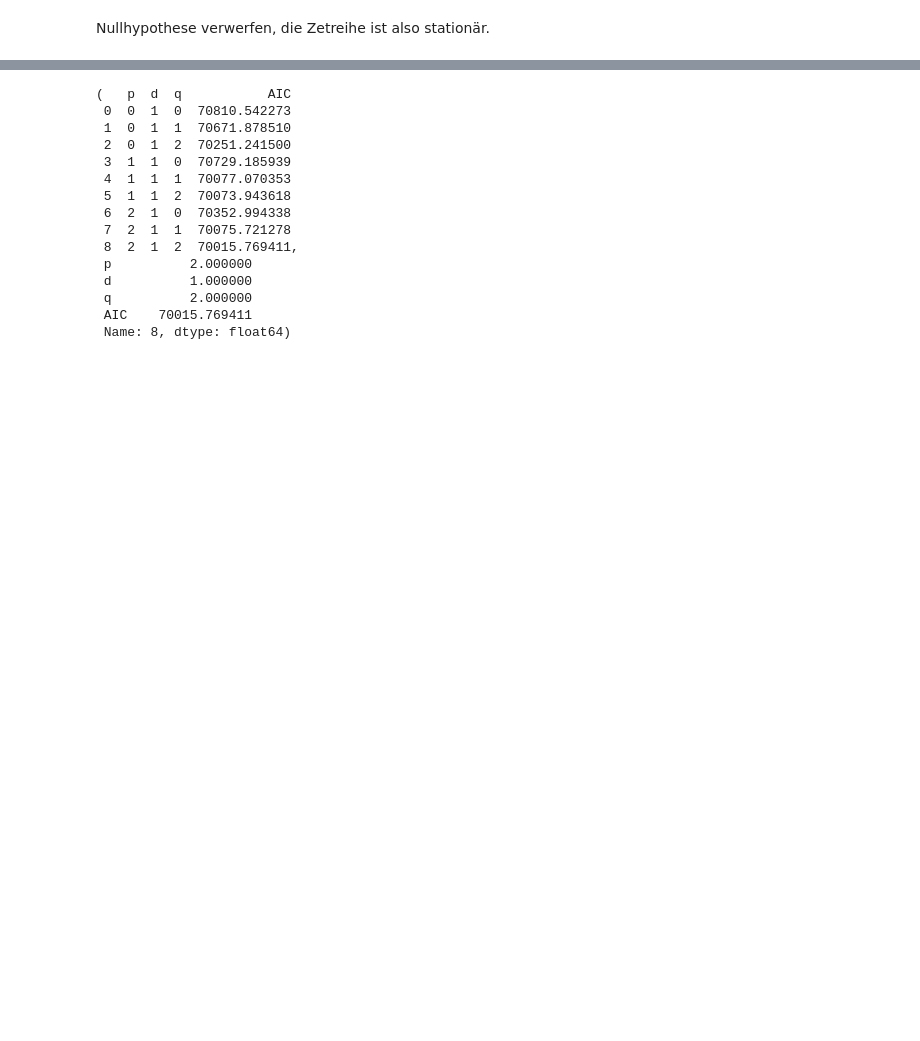
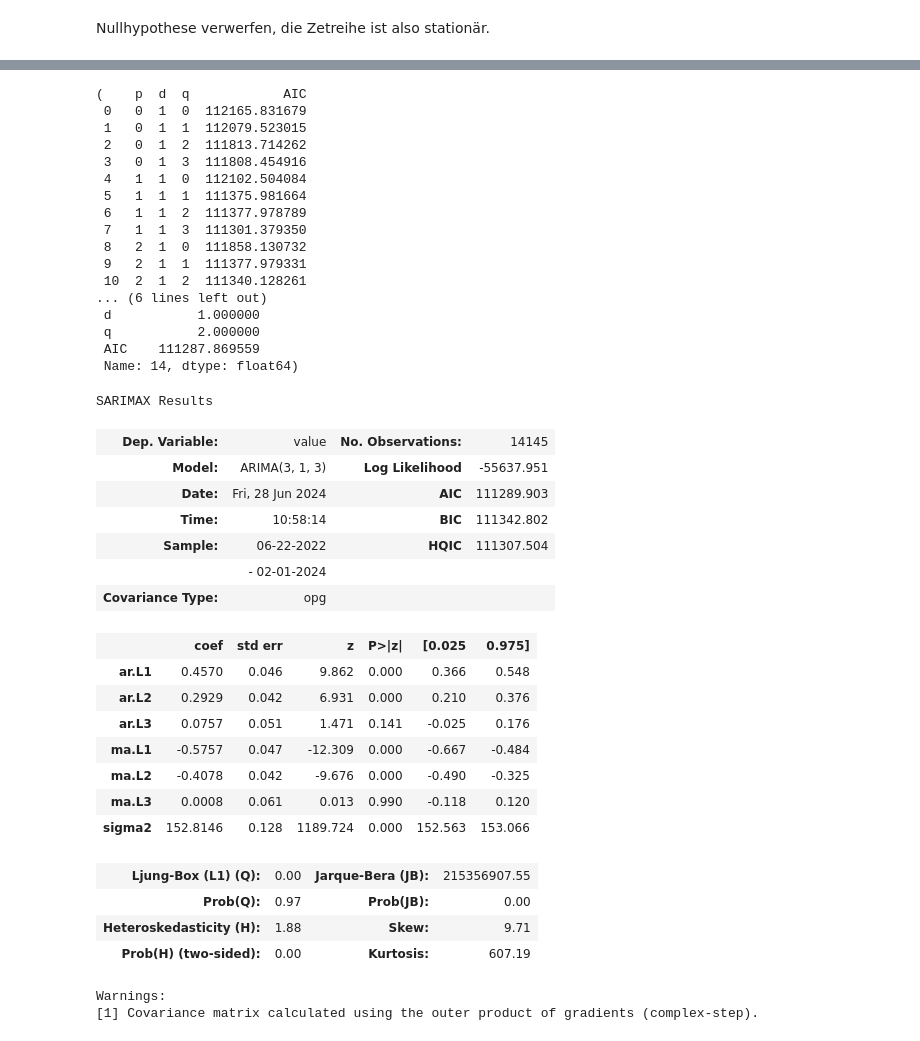
Before and after one commit to turulix/Umweltmonitoring-Projekt, a Jupyter notebook: Model_Karl_Marx.ipynb, the cells around one changed output, grey strips where cells are left out. Saved outputs shown, nothing was run; the diff lists cells and outputs as text; code cells hidden in the pictures; blank space fills up the shorter version.

```diff
--- a/Model_Karl_Marx.ipynb
+++ b/Model_Karl_Marx.ipynb
@@ -101,10 +155,10 @@ adf_output_differenced
 from statsmodels.tsa.arima.model import ARIMA
 import numpy as np
 
-p = q = range(0, 3)
+p = q = range(0, 4)
 d = 1
 
-df.index.freq = 'h'
+train_set.index.freq = 'h'
 
 model_results_original = []
 
@@ -113,7 +167,7 @@ for p_value in p:
     for q_value in q:
         try:
             # Fit ARIMA model
-            model = ARIMA(df['value'], order=(p_value, d, q_value))
+            model = ARIMA(train_set['value'], order=(p_value, d, q_value))
             model_fit = model.fit()
             # Store results
             model_results_original.append((p_value, d, q_value, model_fit.aic))
@@ -128,18 +182,45 @@ best_model_original = model_results_original_df.loc[model_results_original_df['A
 
 model_results_original_df, best_model_original
 # %% [output]
-(   p  d  q           AIC
- 0  0  1  0  70810.542273
- 1  0  1  1  70671.878510
- 2  0  1  2  70251.241500
- 3  1  1  0  70729.185939
- 4  1  1  1  70077.070353
- 5  1  1  2  70073.943618
- 6  2  1  0  70352.994338
- 7  2  1  1  70075.721278
- 8  2  1  2  70015.769411,
- p          2.000000
- d          1.000000
- q          2.000000
- AIC    70015.769411
- Name: 8, dtype: float64)
+(    p  d  q            AIC
+ 0   0  1  0  112165.831679
+ 1   0  1  1  112079.523015
+ 2   0  1  2  111813.714262
+ 3   0  1  3  111808.454916
+ 4   1  1  0  112102.504084
+ 5   1  1  1  111375.981664
+ 6   1  1  2  111377.978789
+ 7   1  1  3  111301.379350
+ 8   2  1  0  111858.130732
+ 9   2  1  1  111377.979331
+ 10  2  1  2  111340.128261
+... (6 lines left out)
+ d           1.000000
+ q           2.000000
+ AIC    111287.869559
+ Name: 14, dtype: float64)
+# %%
+model_fit.summary()
+# %% [output]
+SARIMAX Results
+| Dep. Variable: | value | No. Observations: | 14145 |
+| Model: | ARIMA(3, 1, 3) | Log Likelihood | -55637.951 |
+| Date: | Fri, 28 Jun 2024 | AIC | 111289.903 |
+| Time: | 10:58:14 | BIC | 111342.802 |
+| Sample: | 06-22-2022 | HQIC | 111307.504 |
+|  | - 02-01-2024 |  |  |
+| Covariance Type: | opg |  |  |
+|  | coef | std err | z | P>|z| | [0.025 | 0.975] |
+| ar.L1 | 0.4570 | 0.046 | 9.862 | 0.000 | 0.366 | 0.548 |
+| ar.L2 | 0.2929 | 0.042 | 6.931 | 0.000 | 0.210 | 0.376 |
+| ar.L3 | 0.0757 | 0.051 | 1.471 | 0.141 | -0.025 | 0.176 |
+| ma.L1 | -0.5757 | 0.047 | -12.309 | 0.000 | -0.667 | -0.484 |
+| ma.L2 | -0.4078 | 0.042 | -9.676 | 0.000 | -0.490 | -0.325 |
+| ma.L3 | 0.0008 | 0.061 | 0.013 | 0.990 | -0.118 | 0.120 |
+| sigma2 | 152.8146 | 0.128 | 1189.724 | 0.000 | 152.563 | 153.066 |
+| Ljung-Box (L1) (Q): | 0.00 | Jarque-Bera (JB): | 215356907.55 |
+| Prob(Q): | 0.97 | Prob(JB): | 0.00 |
+| Heteroskedasticity (H): | 1.88 | Skew: | 9.71 |
+| Prob(H) (two-sided): | 0.00 | Kurtosis: | 607.19 |
+Warnings:
+[1] Covariance matrix calculated using the outer product of gradients (complex-step).
```
Also changed, not shown: parts of 12 cells of this notebook, 1 other file.
